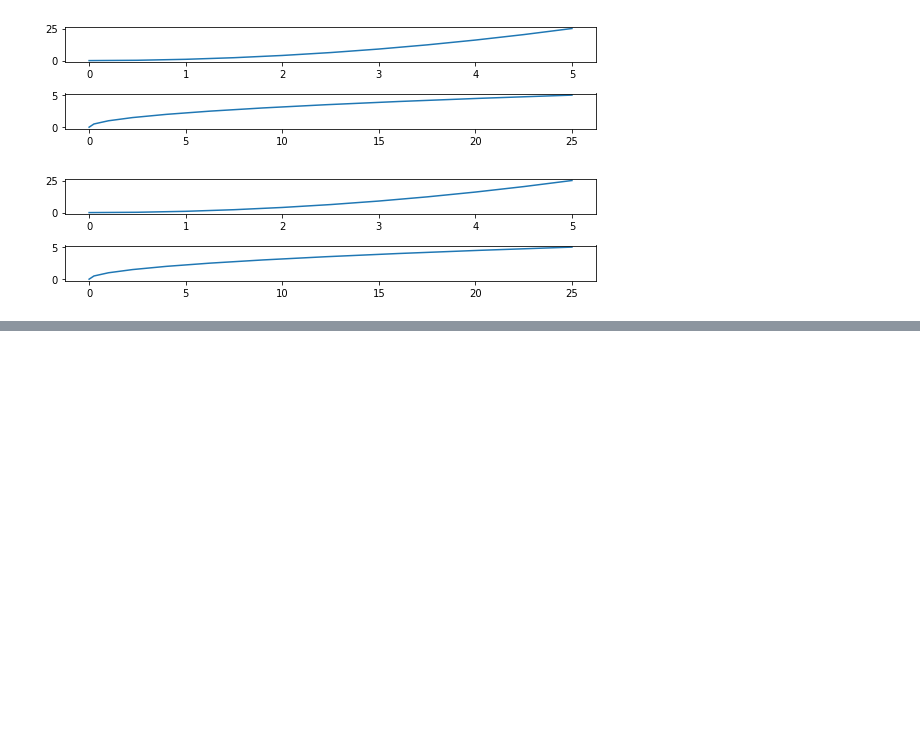
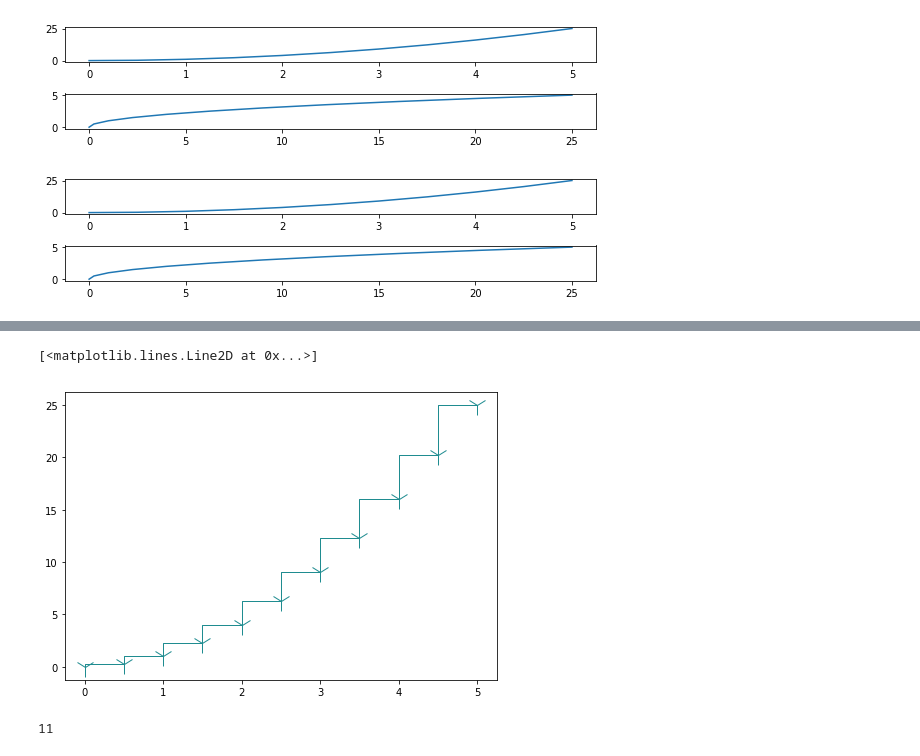
Before and after one commit to vitaliAI/Python-Source-Code, a Jupyter notebook: Visualization with Matplotlib and Pandas/Matplotlib Basics.ipynb, the cells around one changed output, grey strips where cells are left out. Cells and saved outputs as stored; diff of their text form; code cells hidden in the pictures; blank space fills up the shorter version.

```diff
--- a/Visualization with Matplotlib and Pandas/Matplotlib Basics.ipynb
+++ b/Visualization with Matplotlib and Pandas/Matplotlib Basics.ipynb
@@ -96,0 +115,12 @@ fig.savefig('my_picture2.png', dpi=200)
+# %%
+fig = plt.figure()
+
+ax = fig.add_axes([0,0,1,1])
+ax.plot(x,y,color='#1F8C90', linewidth=1, marker='1', markersize=20, linestyle='steps') # RGB Hex Code
+# %% [output]
+[<matplotlib.lines.Line2D at 0x...>]
+[figure, added]
+# %%
+len(x)
+# %% [output]
+11
```
Also changed, not shown: parts of 4 cells of this notebook, 2 other files.
